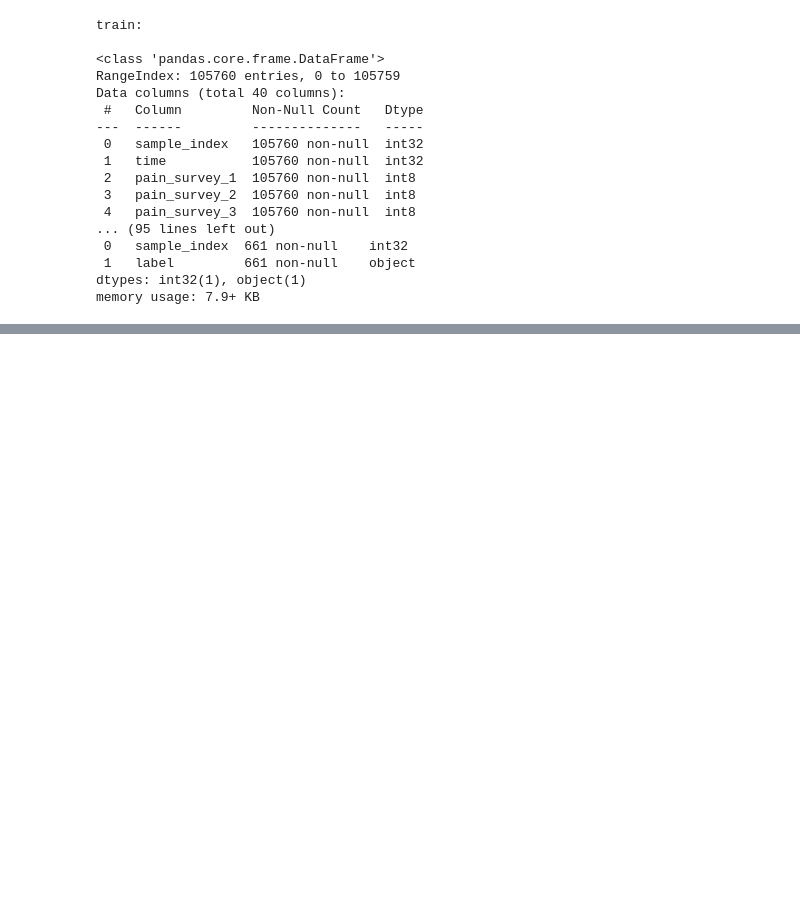
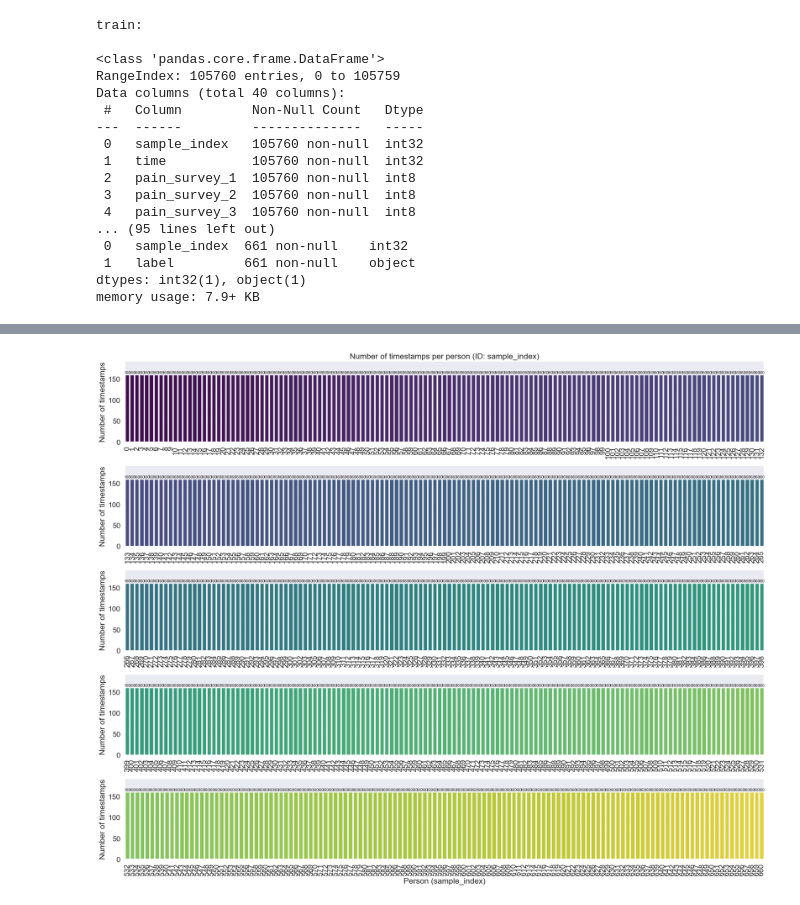
Before and after one commit to Bert0ns/an2dl-challenge-1, a Jupyter notebook: pirate_pain_challenge.ipynb, the cells around one changed output, grey strips where cells are left out. Saved outputs shown, nothing was run; the diff lists cells and outputs as text; code cells hidden in the pictures; blank space fills up the shorter version.

```diff
--- a/pirate_pain_challenge.ipynb
+++ b/pirate_pain_challenge.ipynb
@@ -393,0 +395,65 @@ plot_categorical_distributions(train_df, categorical_columns, n_cols=4)
+# %%
+
+# Count of timestamps per person (identified by sample_index)
+counts = (
+    train_df.groupby('sample_index')
+    .size()
+    .rename('n_timestamps')
+    .sort_index()
+)
+
+import math
+
+n_people = len(counts)
+n_rows = 5
+chunk_size = max(1, math.ceil(n_people / n_rows))
+
+colors = plt.cm.viridis(np.linspace(0, 1, n_people))
+
+# Figure size: width based on the maximum block size, height for 4 rows
+fig_width = max(17.0, chunk_size * 0.15)
+fig_height = 16  # 4 rows
+fig, axes = plt.subplots(n_rows, 1, figsize=(fig_width, fig_height), sharey=True)
+
+# Ensure an array of axes
+axes = np.atleast_1d(axes)
+
+y_max = counts.values.max() if n_people > 0 else 0
+
+for i in range(n_rows):
+    ax = axes[i]
+    start = i * chunk_size
+    end = min(start + chunk_size, n_people)
+
+    if start >= end:
+        ax.axis('off')
+        continue
+
+    idx = counts.index[start:end]
+    vals = counts.values[start:end]
+    pal = colors[start:end]
+
+    sns.barplot(x=list(range(len(idx))), y=vals, palette=pal, ax=ax)
+
+    # Tick labels with the original sample_index
+    ax.set_xticks(range(len(idx)))
+    ax.set_xticklabels(idx)
+
+    # Labels above the bars
+    for j, v in enumerate(vals):
+        ax.text(j, v + (y_max * 0.01 if y_max > 0 else 0.01), f"{int(v)}", ha="center", va="bottom", fontsize=8)
+
+    ax.set_ylabel("Number of timestamps")
+    if len(vals) > 30:
+        ax.tick_params(axis='x', rotation=90)
+
+    ax.set_ylim(0, (y_max * 1.20) if y_max > 0 else 1)
+
+axes[0].set_title("Number of timestamps per person (ID: sample_index)")
+axes[-1].set_xlabel("Person (sample_index)")
+
+plt.tight_layout(rect=(0, 0, 1, 1))
+# plt.savefig('timestamps_per_person.png', dpi=300, bbox_inches='tight')
+plt.show()
+# %% [output]
+[figure, added]
```
Also changed, not shown: parts of 6 cells of this notebook.
